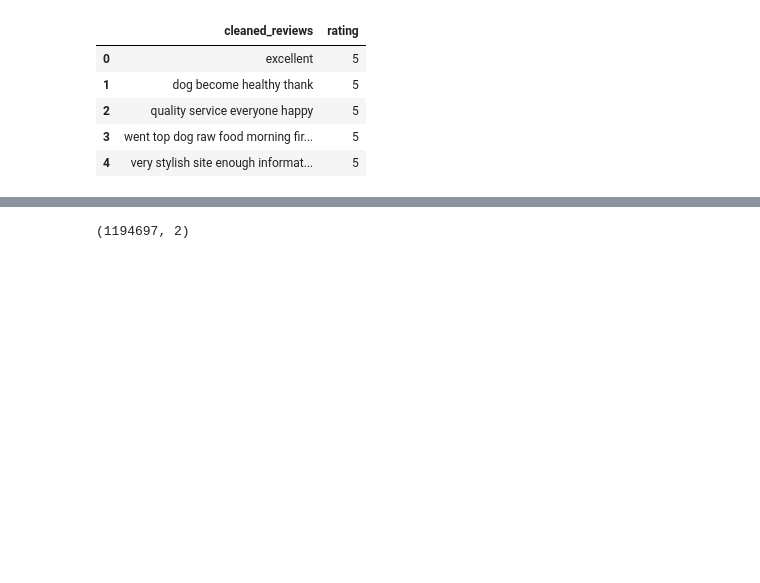
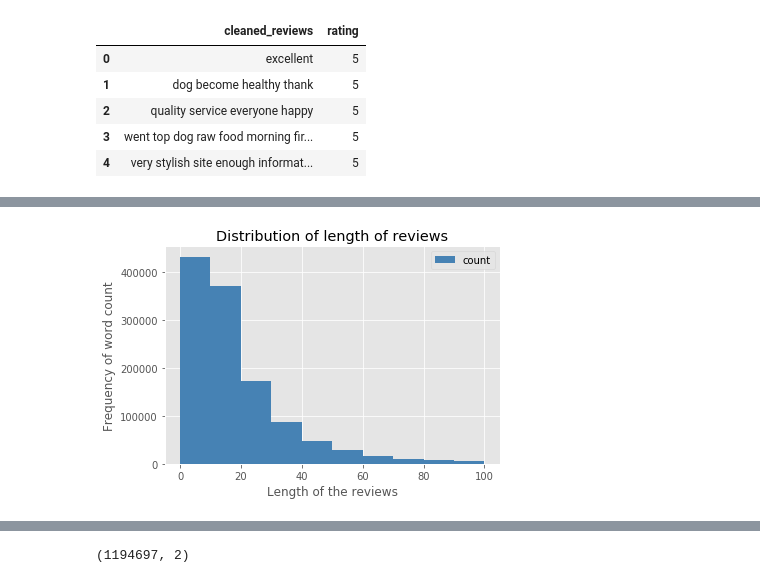
Before and after one commit to pranavdesh08/NLP, a Jupyter notebook: cleaned_data.ipynb, the cells around one changed output, grey strips where cells are left out. Cells and saved outputs as stored; diff of their text form; code cells hidden in the pictures; blank space fills up the shorter version.

```diff
--- a/cleaned_data.ipynb
+++ b/cleaned_data.ipynb
@@ -7,6 +7,11 @@ import nltk
 import re # regex lib for cleaning
 from nltk.corpus import stopwords # list of stopwords
 from nltk.stem import WordNetLemmatizer # for lemmatizing (years to year)
+
+%matplotlib inline
+import matplotlib.pyplot as plt
+import matplotlib as mpl
+mpl.style.use(['ggplot'])
 # %%
 df =  pd.read_csv('comments_trustpilot_en.csv')
 df.head()
@@ -127,0 +135,5 @@ Saved the cleaned data in a new csv file
+# %%
+count = []
+for val in df['cleaned_reviews']:
+    count.append(len(val.split()))
+len(count)
@@ -132,0 +149,10 @@ for ind, i in enumerate(cleaned_reviews):
+# %%
+sent_len = pd.DataFrame({'count':count})
+sent_len.plot(kind='hist', figsize=(6, 4), color='steelblue',bins = [0,10,20,30,40,50,60,70,80,90,100])
+plt.title('Distribution of length of reviews')
+plt.ylabel('Frequency of word count')
+plt.xlabel('Length of the reviews')
+
+plt.show()
+# %% [output]
+[figure, added]
```
Also changed, not shown: parts of 12 cells of this notebook, 3 other files.
